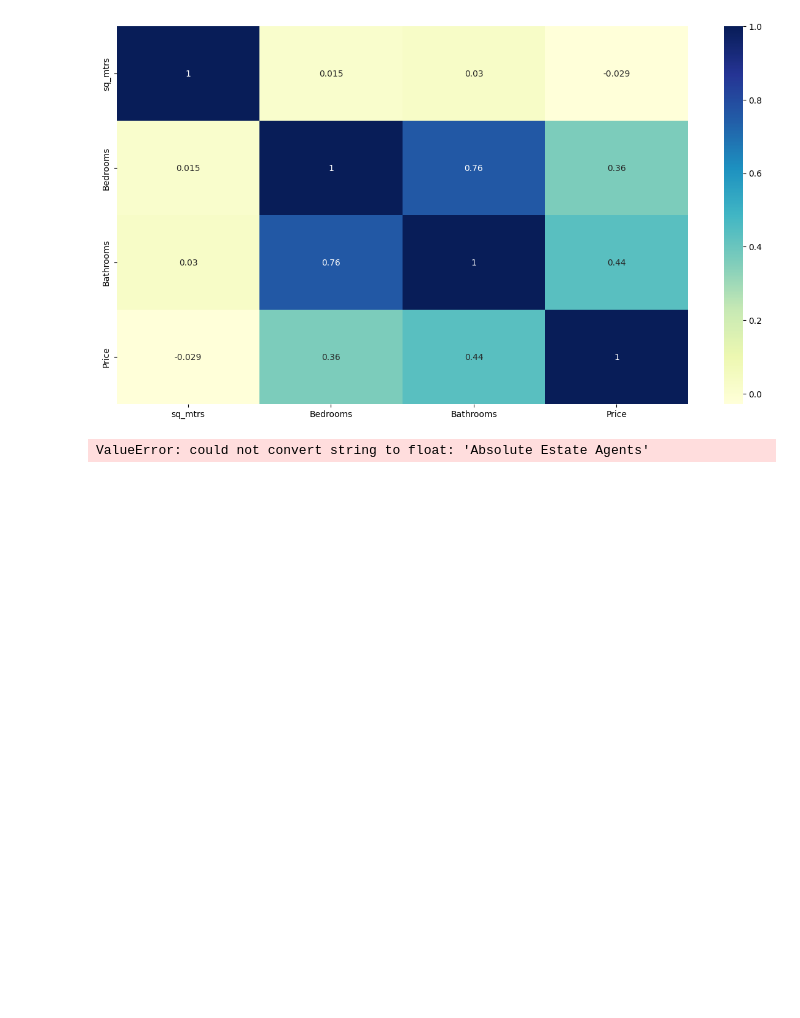
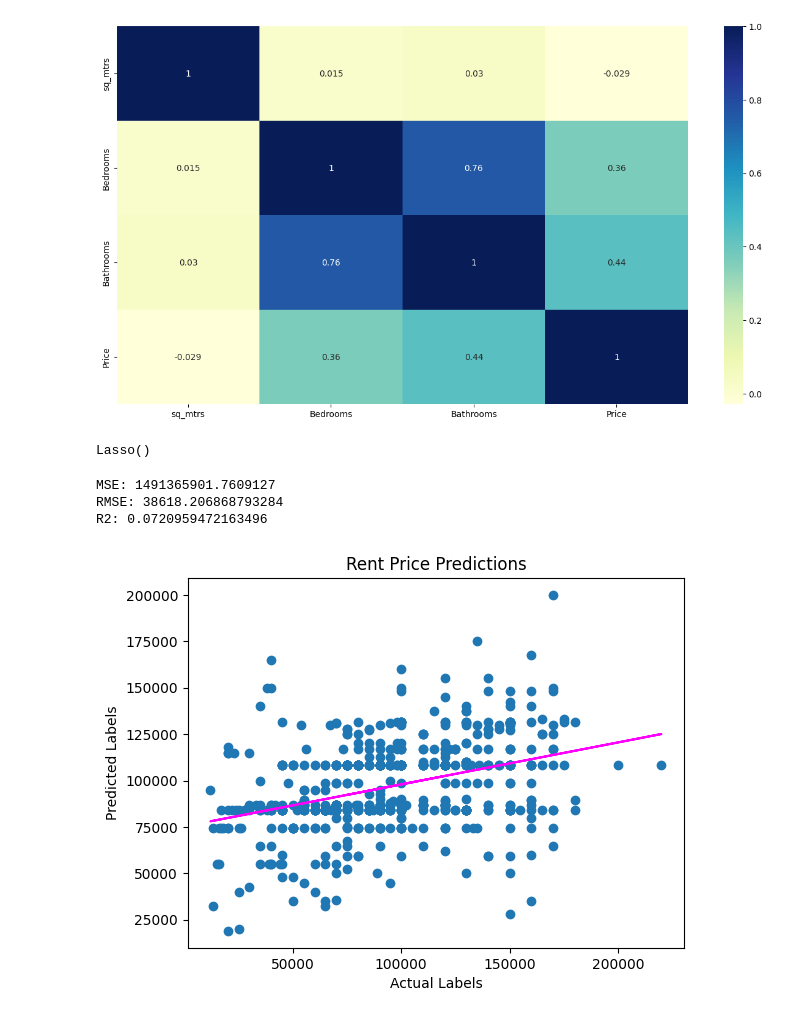
Before and after one commit to mugendii/Rent-prediction, a Jupyter notebook: Rent prediction.ipynb, the cells around one changed output. Cells and saved outputs as stored; diff of their text form; code cells hidden in the pictures; blank space fills up the shorter version.

```diff
--- a/Rent prediction.ipynb
+++ b/Rent prediction.ipynb
@@ -173,7 +173,7 @@ MODEL CREATIOM
 # %%
 # Separate features and labels
 # After separating the dataset, we now have numpy arrays named **X** containing the features, and **y** containing the labels.
-x,y = df[['Agency','Neighborhood','sq_mtrs','Bedrooms','Bathrooms']].values,df['Price']
+x,y = df[['sq_mtrs','Bedrooms','Bathrooms']].values,df['Price']
 # %%
 # Split data 70%-30% into training set and test set
 x_train, x_test, y_train, y_test = train_test_split(x, y, test_size=0.30, random_state=0)
@@ -208,4 +208,30 @@ from sklearn.linear_model import Lasso
 model = Lasso().fit(x_train, y_train)
 print (model, "\n")
 # %% [output]
-ValueError: could not convert string to float: 'Absolute Estate Agents'
+Lasso()
+# %%
+# Evaluate the model using the test data
+predictions = model.predict(x_test)
+mse = mean_squared_error(y_test, predictions)
+print("MSE:", mse)
+rmse = np.sqrt(mse)
+print("RMSE:", rmse)
+r2 = r2_score(y_test, predictions)
+print("R2:", r2)
+# %% [output]
+MSE: 1491365901.7609127
+RMSE: 38618.206868793284
+R2: 0.0720959472163496
+# %%
+# Plot predicted vs actual
+plt.scatter(y_test, predictions)
+plt.xlabel('Actual Labels')
+plt.ylabel('Predicted Labels')
+plt.title('Rent Price Predictions')
+# overlay the regression line
+z = np.polyfit(y_test, predictions, 1)
+p = np.poly1d(z)
+plt.plot(y_test,p(y_test), color='magenta')
+plt.show()
+# %% [output]
+[figure, added]
```
Also changed, not shown: parts of 9 cells of this notebook.
